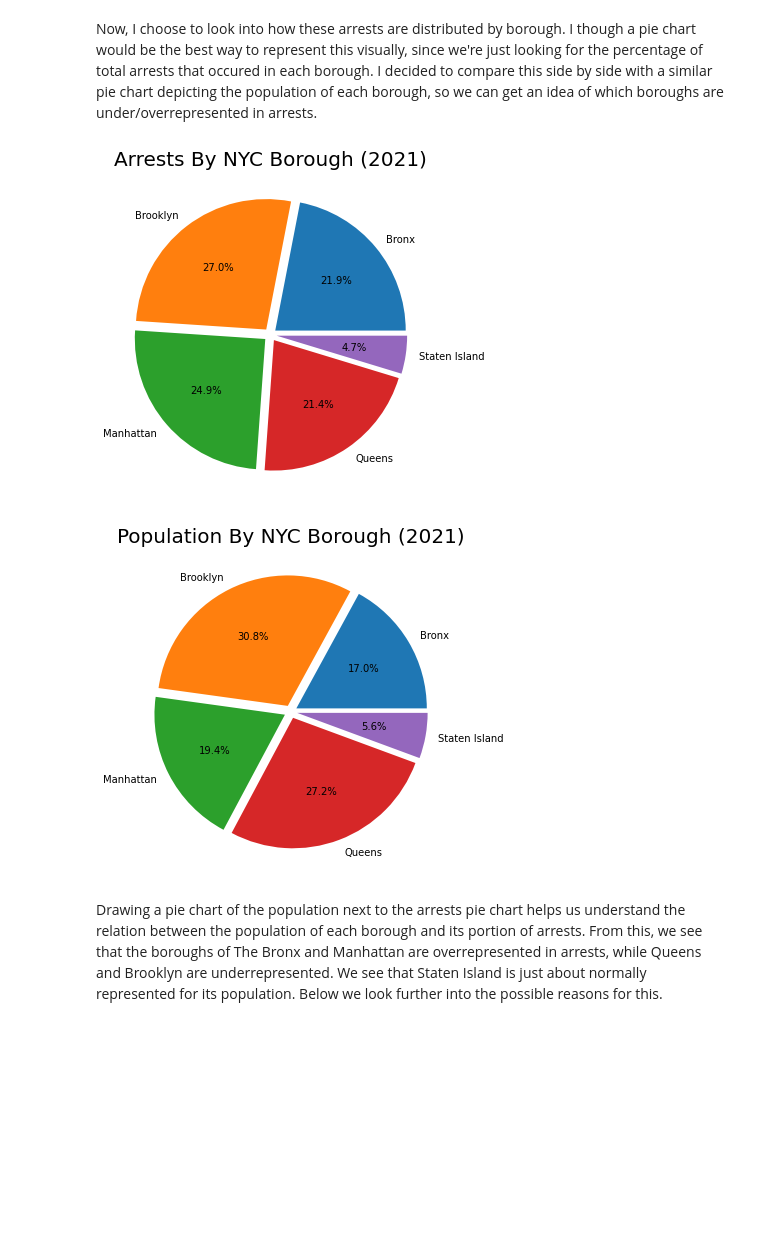
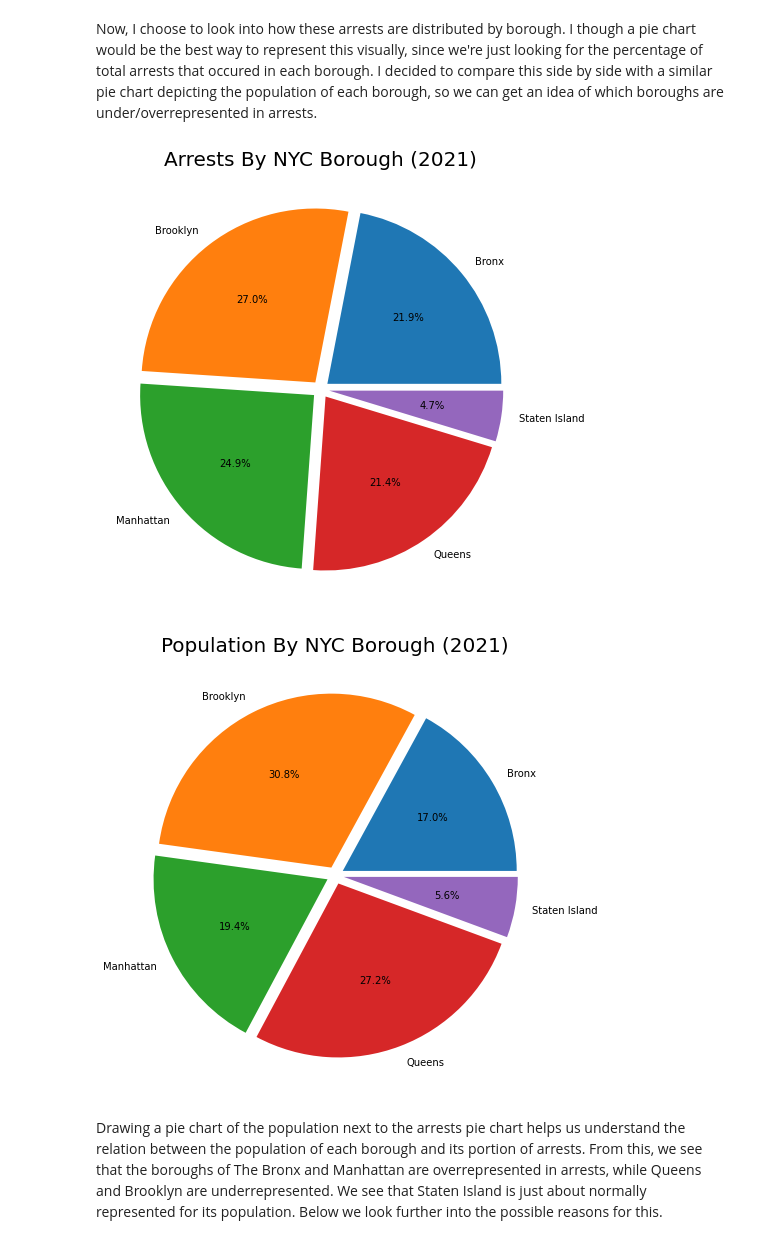
Before and after one commit to monsarkey/monsarkey.github.io, a Jupyter notebook: smarkey_nyc_crime.ipynb, the cells around one changed output. Saved outputs shown, nothing was run; the diff lists cells and outputs as text; code cells hidden in the pictures; blank space fills up the shorter version.

```diff
--- a/smarkey_nyc_crime.ipynb
+++ b/smarkey_nyc_crime.ipynb
@@ -58,3 +63,0 @@ Here, we just make sure we're working with floats for later.
-# %%
-df['Latitude'] = df['Latitude'].astype(float)
-df['Longitude'] = df['Longitude'].astype(float)
@@ -198,18 +187,18 @@ Now, I choose to look into how these arrests are distributed by borough. I thoug
 # %%
 borough_dist = df.groupby('ARREST_BORO').count()['KY_CD']
 
-plt.figure(figsize=(6,6))
+plt.figure(figsize=(8,8))
 plt.title('Arrests By NYC Borough (2021)', fontsize=20)
 plt.pie(borough_dist, explode=(0.05, 0.05, 0.05, 0.05, 0.05), labels=labels, autopct='%1.1f%%')
 plt.show()
 
-plt.figure(figsize=(6,6))
+plt.figure(figsize=(8,8))
 plt.title('Population By NYC Borough (2021)', fontsize=20)
 plt.pie(populations, explode=(0.05, 0.05, 0.05, 0.05, 0.05), labels=labels, autopct='%1.1f%%')
 plt.show()
 # %% [output]
-[figure, old version]
+[figure, new version]
-[figure, old version]
+[figure, new version]
 # %% [markdown]
 Drawing a pie chart of the population next to the arrests pie chart helps us understand the relation between the population of each borough and its portion of arrests. From this, we see that the boroughs of The Bronx and Manhattan are overrepresented in arrests, while Queens and Brooklyn are underrepresented. We see that Staten Island is just about normally represented for its population. Below we look further into the possible reasons for this.
 # %%
```
Also changed, not shown: parts of 32 cells of this notebook, 1 other file.
